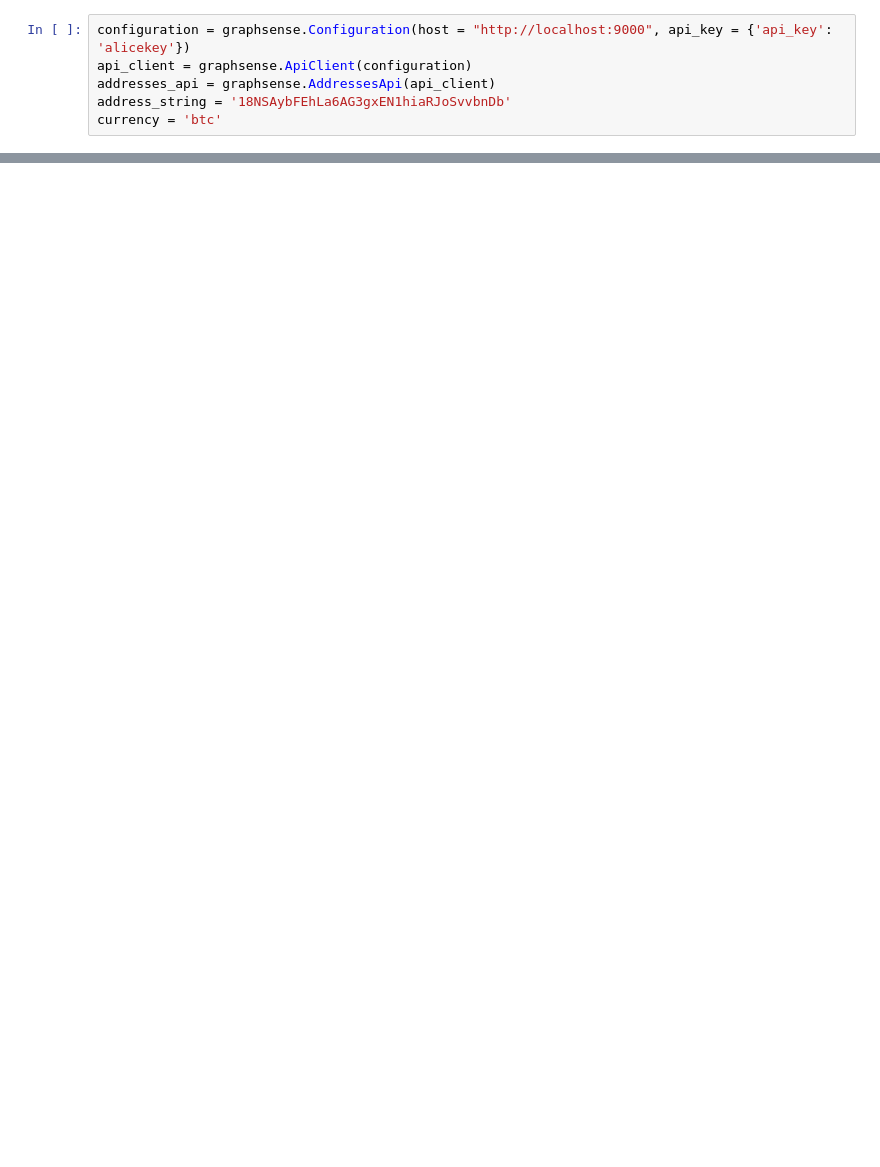
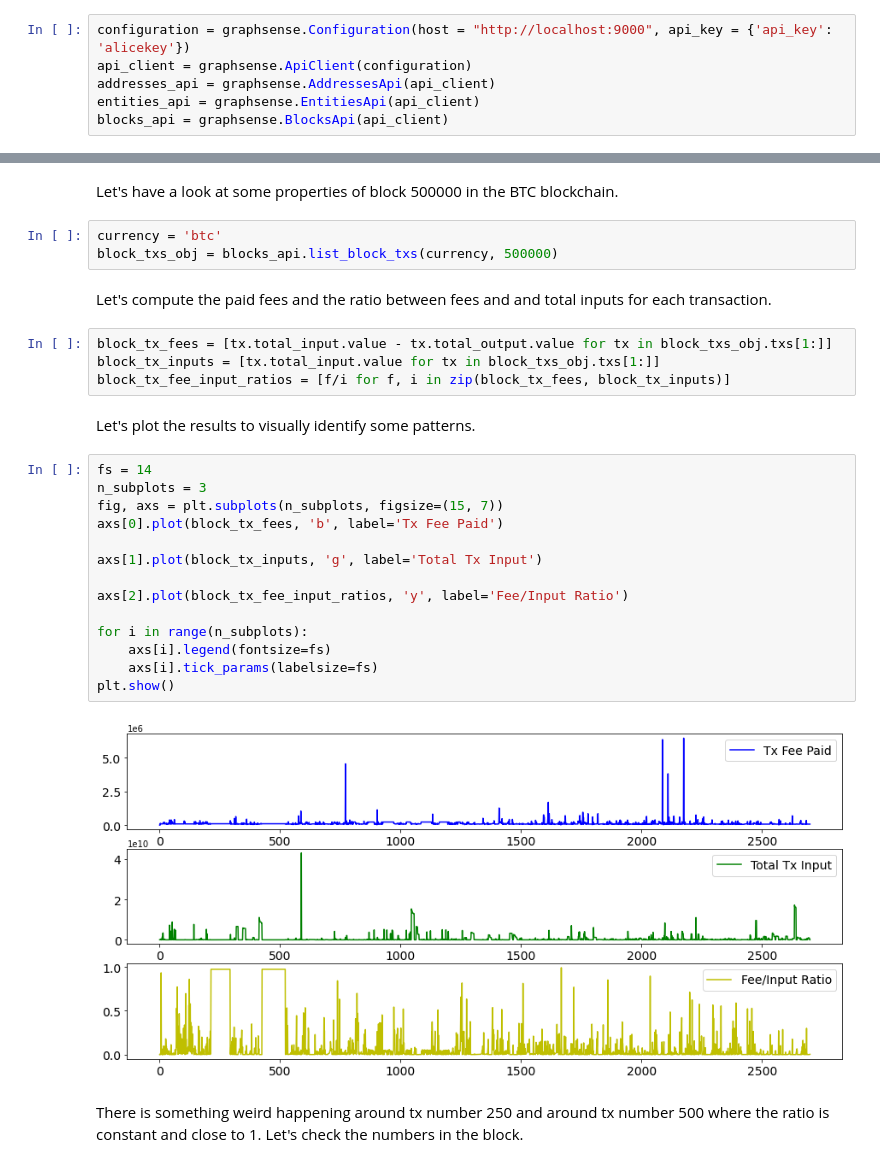
Before and after one commit to graphsense/graphsense-python, a Jupyter notebook: examples/GraphSense_API_Python_Example.ipynb, the cells around one changed output, grey strips where cells are left out. Drawn from its saved outputs; the diff is of its cells as text; blank space fills up the shorter version.

```diff
--- a/examples/GraphSense_API_Python_Example.ipynb
+++ b/examples/GraphSense_API_Python_Example.ipynb
@@ -4,5 +9,5 @@ import graphsense
 configuration = graphsense.Configuration(host = "http://localhost:9000", api_key = {'api_key': 'alicekey'})
 api_client = graphsense.ApiClient(configuration)
 addresses_api = graphsense.AddressesApi(api_client)
-address_string = '18NSAybFEhLa6AG3gxEN1hiaRJoSvvbnDb'
-currency = 'btc'
+entities_api = graphsense.EntitiesApi(api_client)
+blocks_api = graphsense.BlocksApi(api_client)
@@ -22,0 +16,31 @@ Entity 203719034 received 57741 EUR and 34 incoming txs from 31 incoming neighbo
+# %% [markdown]
+Let's have a look at some properties of block 500000 in the BTC blockchain.
+# %%
+currency = 'btc'
+block_txs_obj = blocks_api.list_block_txs(currency, 500000)
+# %% [markdown]
+Let's compute the paid fees and the ratio between fees and and total inputs for each transaction.
+# %%
+block_tx_fees = [tx.total_input.value - tx.total_output.value for tx in block_txs_obj.txs[1:]]
+block_tx_inputs = [tx.total_input.value for tx in block_txs_obj.txs[1:]]
+block_tx_fee_input_ratios = [f/i for f, i in zip(block_tx_fees, block_tx_inputs)]
+# %% [markdown]
+Let's plot the results to visually identify some patterns.
+# %%
+fs = 14
+n_subplots = 3
+fig, axs = plt.subplots(n_subplots, figsize=(15, 7))
+axs[0].plot(block_tx_fees, 'b', label='Tx Fee Paid')
+
+axs[1].plot(block_tx_inputs, 'g', label='Total Tx Input')
+
+axs[2].plot(block_tx_fee_input_ratios, 'y', label='Fee/Input Ratio')
+
+for i in range(n_subplots):
+    axs[i].legend(fontsize=fs)
+    axs[i].tick_params(labelsize=fs)
+plt.show()
+# %% [output]
+[figure, added]
+# %% [markdown]
+There is something weird happening around tx number 250 and around tx number 500 where the ratio is constant and close to 1. Let's check the numbers in the block.
```
Also changed, not shown: parts of 37 cells of this notebook.
